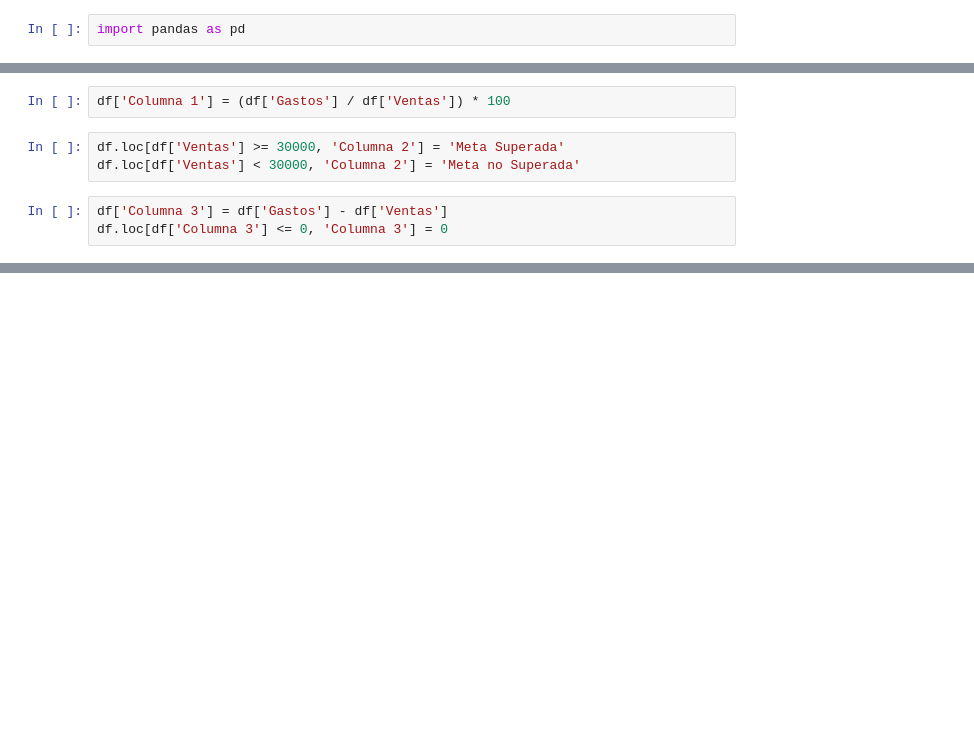
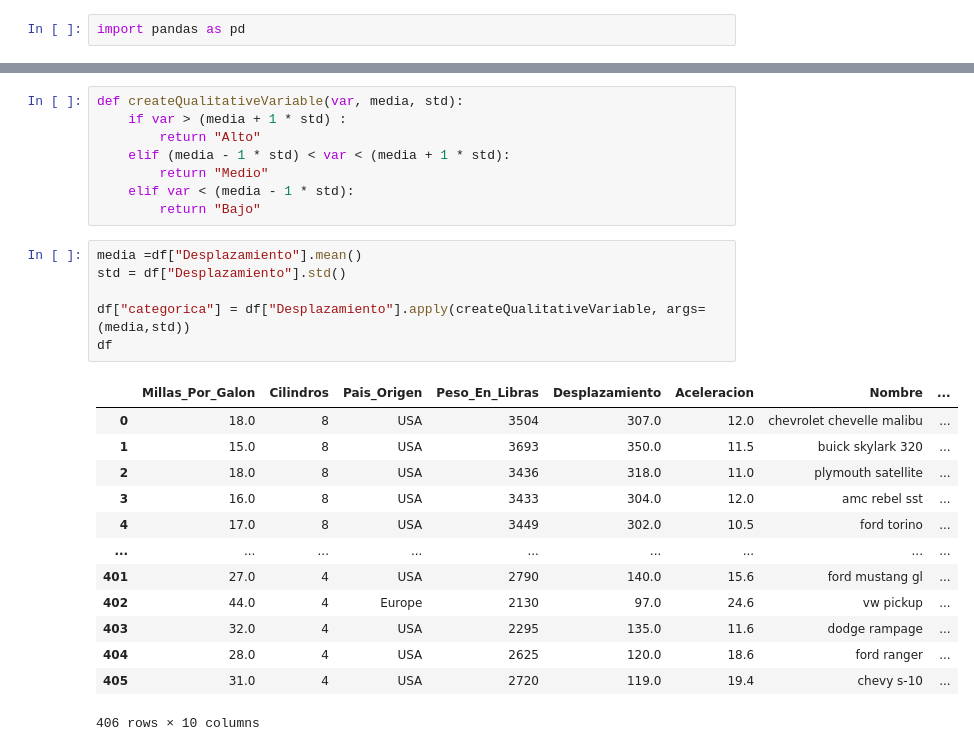
Before and after one commit to jdjulius/Proyecto2DataScience, a Jupyter notebook: exercise/Exercise3.ipynb, the cells around one changed output, grey strips where cells are left out. Drawn from its saved outputs; the diff is of its cells as text; blank space fills up the shorter version.

```diff
--- a/exercise/Exercise3.ipynb
+++ b/exercise/Exercise3.ipynb
@@ -30,8 +25,0 @@ df = pd.DataFrame(data)
-# %%
-df['Columna 1'] = (df['Gastos'] / df['Ventas']) * 100
-# %%
-df.loc[df['Ventas'] >= 30000, 'Columna 2'] = 'Meta Superada'
-df.loc[df['Ventas'] < 30000, 'Columna 2'] = 'Meta no Superada'
-# %%
-df['Columna 3'] = df['Gastos'] - df['Ventas']
-df.loc[df['Columna 3'] <= 0, 'Columna 3'] = 0
@@ -56,0 +26,28 @@ print(df)
+# %%
+def createQualitativeVariable(var, media, std):
+    if var > (media + 1 * std) :
+        return "Alto"
+    elif (media - 1 * std) < var < (media + 1 * std):
+        return "Medio"
+    elif var < (media - 1 * std):
+        return "Bajo"
+# %%
+media =df["Desplazamiento"].mean()
+std = df["Desplazamiento"].std()
+
+df["categorica"] = df["Desplazamiento"].apply(createQualitativeVariable, args=(media,std))
+df
+# %% [output]
+|  | Millas_Por_Galon | Cilindros | Pais_Origen | Peso_En_Libras | Desplazamiento | Aceleracion | Nombre | ... |
+| 0 | 18.0 | 8 | USA | 3504 | 307.0 | 12.0 | chevrolet chevelle malibu | ... |
+| 1 | 15.0 | 8 | USA | 3693 | 350.0 | 11.5 | buick skylark 320 | ... |
+| 2 | 18.0 | 8 | USA | 3436 | 318.0 | 11.0 | plymouth satellite | ... |
+| 3 | 16.0 | 8 | USA | 3433 | 304.0 | 12.0 | amc rebel sst | ... |
+| 4 | 17.0 | 8 | USA | 3449 | 302.0 | 10.5 | ford torino | ... |
+| ... | ... | ... | ... | ... | ... | ... | ... | ... |
+| 401 | 27.0 | 4 | USA | 2790 | 140.0 | 15.6 | ford mustang gl | ... |
+| 402 | 44.0 | 4 | Europe | 2130 | 97.0 | 24.6 | vw pickup | ... |
+| 403 | 32.0 | 4 | USA | 2295 | 135.0 | 11.6 | dodge rampage | ... |
+| 404 | 28.0 | 4 | USA | 2625 | 120.0 | 18.6 | ford ranger | ... |
+| 405 | 31.0 | 4 | USA | 2720 | 119.0 | 19.4 | chevy s-10 | ... |
+406 rows × 10 columns
```
Also changed, not shown: parts of 7 cells of this notebook, 4 other files.
